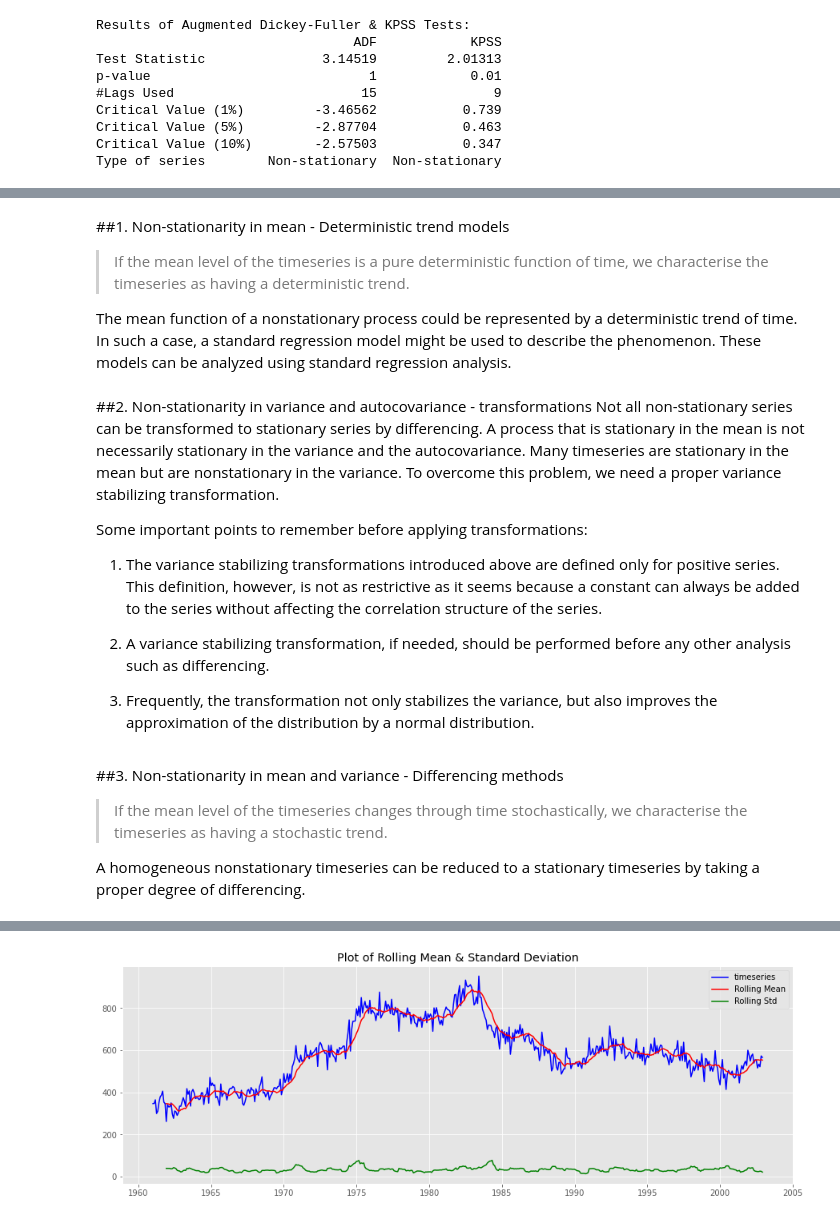
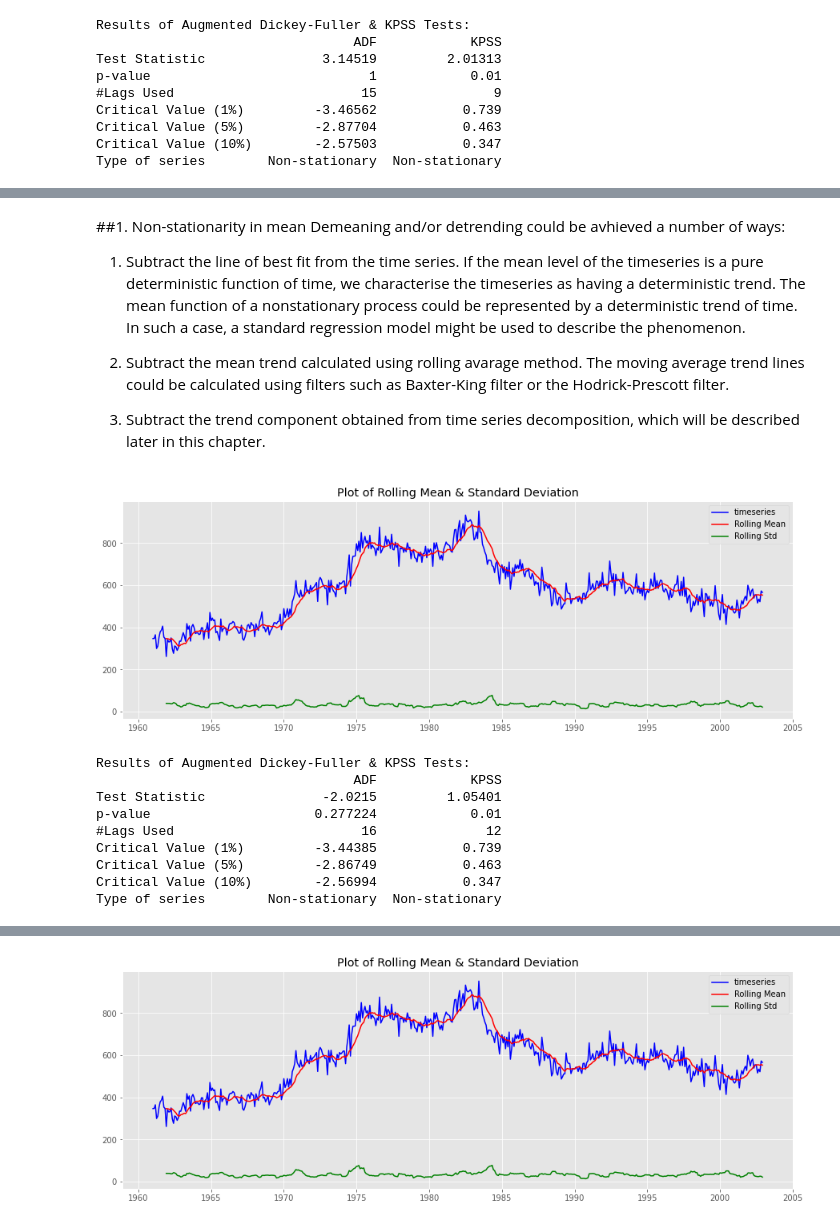
Before and after one commit to tdevip/TSA, a Jupyter notebook: 2 Stationarity and white noise/1 What is a stationary time series.ipynb, the cells around one changed output, grey strips where cells are left out. Saved outputs shown, nothing was run; the diff lists cells and outputs as text; code cells hidden in the pictures.

```diff
--- a/2 Stationarity and white noise/1 What is a stationary time series.ipynb
+++ b/2 Stationarity and white noise/1 What is a stationary time series.ipynb
@@ -93,12 +91,16 @@ To check stationarity of a timeseries, rolling statistics plots along with Unit
 from statsmodels.tsa.stattools import adfuller, kpss
 import warnings
 
-def check_stationarity(ts, window=12, reg='c'):
+def check_stationarity(ts, mtype='rolling', window=12, reg='c'):
     warnings.filterwarnings("ignore")
 
     #Calculate rolling statistics over 1 year period
-    rolling_mean = ts.rolling(window).mean()
-    rolling_std = ts.rolling(window).std()
+    if mtype == 'ewm':
+      rolling_mean = ts.ewm(halflife=window).mean()
+      rolling_std = ts.ewm(halflife=window).std()
+    else:
+      rolling_mean = ts.rolling(window).mean()
+      rolling_std = ts.rolling(window).std()
 
     #Plot rolling statistics
     plt.figure(figsize=(15,5))
@@ -112,14 +114,14 @@ def check_stationarity(ts, window=12, reg='c'):
     #Calculate Augmented Dickey-Fuller statistic:
     print('\n\nResults of Augmented Dickey-Fuller & KPSS Tests:')
     adf = adfuller(ts, autolag='AIC')
-    ds1 = pd.Series(adf[0:3], index=['Test Statistic','p-value','#Lags Used'], name='ADF')
+    ds1 = pd.Series(adf[0:3], index=['Test Statistic','p-value','Lags Used'], name='ADF')
     for key, value in adf[4].items():
         ds1['Critical Value (%s)'%key] = value
     ds1['Type of series'] = 'Stationary' if adf[1] < 0.05 else 'Non-stationary'
 
     #Calculate KPSS statistic:
     kps = kpss(ts, regression=reg, lags='auto')
-    ds2 = pd.Series(kps[0:3], index=['Test Statistic','p-value','#Lags Used'], name='KPSS')
+    ds2 = pd.Series(kps[0:3], index=['Test Statistic','p-value','Lags Used'], name='KPSS')
     for key, value in kps[3].items():
         ds2['Critical Value (%s)'%key] = value
     ds2['Type of series'] = 'Non-stationary' if kps[1] < 0.05 else 'Stationary'
@@ -164,20 +166,25 @@ The following paragraphs explain some of the frequently used approaches to make
 # %% [markdown]
-##1. Non-stationarity in mean - Deterministic trend models
->If the mean level of the timeseries is a pure deterministic function of time, we characterise the timeseries as having a deterministic trend.
+##1. Non-stationarity in mean
+Demeaning and/or detrending could be avhieved a number of ways:
 
-The mean function of a nonstationary process could be represented by a deterministic trend of time. In such a case, a standard regression model might be used to describe the phenomenon. These models can be analyzed using standard regression analysis.
+1. Subtract the line of best fit from the time series. If the mean level of the timeseries is a pure deterministic function of time, we characterise the timeseries as having a deterministic trend. The mean function of a nonstationary process could be represented by a deterministic trend of time. In such a case, a standard regression model might be used to describe the phenomenon.
+
+2. Subtract the mean trend calculated using rolling avarage method. The moving average trend lines could be calculated using filters such as Baxter-King filter or the Hodrick-Prescott filter.
+
+3. Subtract the trend component obtained from time series decomposition, which will be described later in this chapter.
-# %% [markdown]
-##2. Non-stationarity in variance and autocovariance - transformations
-Not all non-stationary series can be transformed to stationary series by differencing. A process that is stationary in the mean is not necessarily stationary in the variance and the autocovariance. Many timeseries are stationary in the mean but are nonstationary in the variance. To overcome this problem, we need a proper variance stabilizing transformation.
-
-Some important points to remember before applying transformations:
-1.	The variance stabilizing transformations introduced above are defined only for positive series. This definition, however, is not as restrictive as it seems because a constant can always be added to the series without affecting the correlation structure of the series.
-
-2.	A variance stabilizing transformation, if needed, should be performed before any other analysis such as differencing.
-
-3.	Frequently, the transformation not only stabilizes the variance, but also improves the approximation of the distribution by a normal distribution.
-# %% [markdown]
-##3. Non-stationarity in mean and variance - Differencing methods
->If the mean level of the timeseries changes through time stochastically, we characterise the timeseries as having a stochastic trend.
-
-A homogeneous nonstationary timeseries can be reduced to a stationary timeseries by tak­ing a proper degree of differencing.
+# %%
+dt_parser = lambda x: pd.to_datetime(x, format='%d/%m/%Y', errors='coerce')
+df = pd.read_csv('https://raw.githubusercontent.com/tdevip/TSA/master/data-raw/usmwunemployment.csv', parse_dates=['Date'], index_col='Date', date_parser=dt_parser)
+
+check_stationarity(df.value, 12);
+# %% [output]
+[figure, added]
+Results of Augmented Dickey-Fuller & KPSS Tests:
+                                 ADF            KPSS
+Test Statistic               -2.0215         1.05401
+p-value                     0.277224            0.01
+#Lags Used                        16              12
+Critical Value (1%)         -3.44385           0.739
+Critical Value (5%)         -2.86749           0.463
+Critical Value (10%)        -2.56994           0.347
+Type of series        Non-stationary  Non-stationary
```
Also changed, not shown: parts of 17 cells of this notebook, 3 other files.
